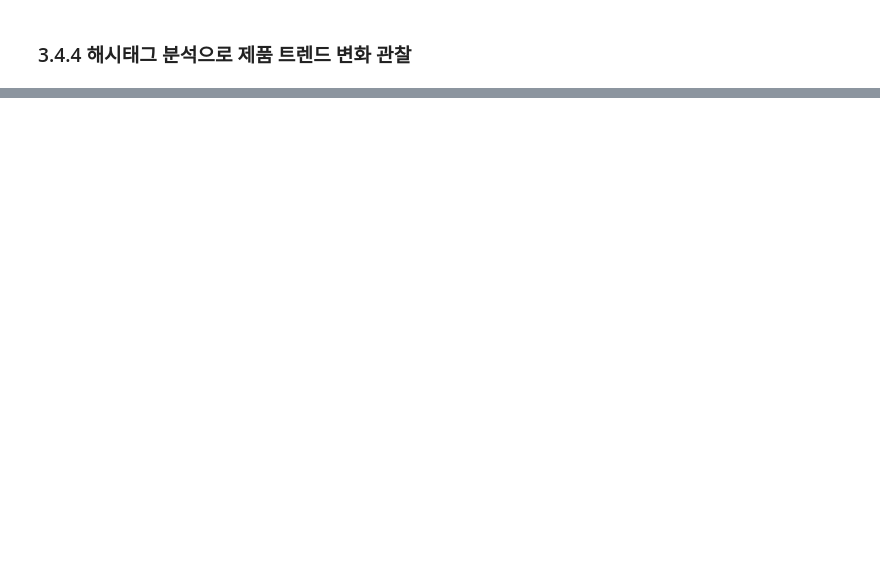
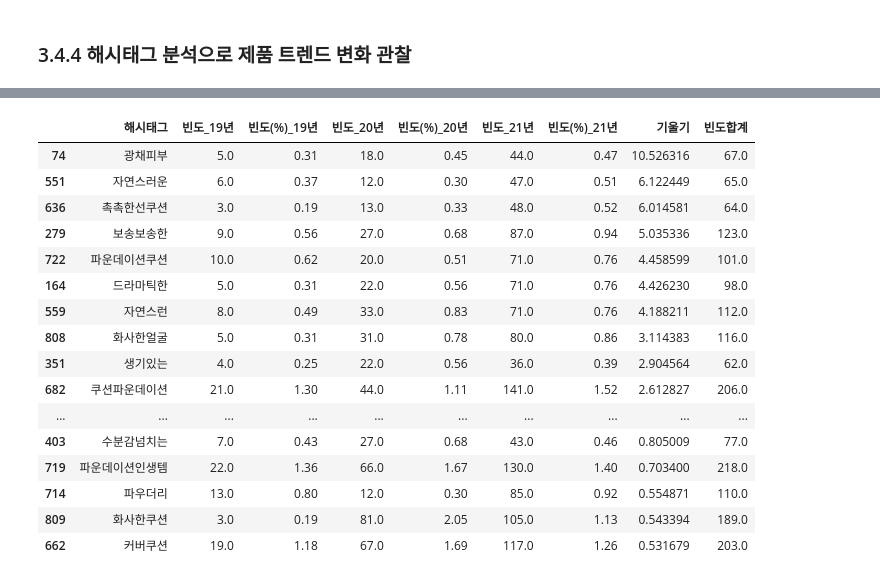
Before and after one commit to semin-pk/DataAnalysisPython, a Jupyter notebook: 3장/chapter03-3.ipynb, the cells around one changed output, grey strips where cells are left out. Cells and saved outputs as stored; diff of their text form; code cells hidden in the pictures; blank space fills up the shorter version.

```diff
--- a/3장/chapter03-3.ipynb
+++ b/3장/chapter03-3.ipynb
@@ -146,0 +192,5 @@ df_bsc_rslt.to_excel(basic_info_path+'basic_info_result.xlsx')
+# %%
+import numpy as np
+
+df_bsc_rslt['weight'] = pd.cut(df_bsc_rslt['rank'], 10, labels=np.arange(1, 11))
+df_bsc_rslt.sample(2)
@@ -146,0 +221,20 @@ df_bsc_rslt.to_excel(basic_info_path+'basic_info_result.xlsx')
+# %%
+from collections import Counter
+
+df_tag_2019 = pd.DataFrame(Counter(tag_2019).most_common(), columns=['해시태그', '빈도_19년'])
+df_tag_2020 = pd.DataFrame(Counter(tag_2020).most_common(), columns=['해시태그', '빈도_20년'])
+df_tag_2021 = pd.DataFrame(Counter(tag_2021).most_common(), columns=['해시태그', '빈도_21년'])
+
+prcnt_19y = (df_tag_2019['빈도_19년']/df_tag_2019['빈도_19년'].sum()) * 100
+prcnt_20y = (df_tag_2020['빈도_20년']/df_tag_2020['빈도_20년'].sum()) * 100
+prcnt_21y = (df_tag_2021['빈도_21년']/df_tag_2021['빈도_21년'].sum()) * 100
+
+df_tag_2019['빈도(%)_19년'] = np.round(prcnt_19y, 2)
+df_tag_2020['빈도(%)_20년'] = np.round(prcnt_20y, 2)
+df_tag_2021['빈도(%)_21년'] = np.round(prcnt_21y, 2)
+
+df_tag_1920 = pd.merge(df_tag_2019, df_tag_2020, on='해시태그', how='outer')
+df_tag_1921 = pd.merge(df_tag_1920, df_tag_2021, on='해시태그', how='outer')
+
+
+df_tag_1921[['해시태그', '빈도(%)_19년', '빈도(%)_20년', '빈도(%)_21년']][:20].sort_values(by='빈도(%)_21년', ascending=False)
@@ -146,0 +259,35 @@ df_bsc_rslt.to_excel(basic_info_path+'basic_info_result.xlsx')
+# %%
+slopes=[]
+
+for i, j, k in zip(df_tag_1921['빈도(%)_19년'],
+                   df_tag_1921['빈도(%)_20년'],
+                   df_tag_1921['빈도(%)_21년']):
+    try:
+        slope = np.polyfit([i, j, k], [19,20,21], 1)
+
+        slopes.append(slope[0])
+    except:
+        slopes.append(0)
+
+df_tag_1921['기울기'] = slopes
+
+df_tag_1921['빈도합계'] = df_tag_1921['빈도_19년']+df_tag_1921['빈도_20년']+df_tag_1921['빈도_21년']
+df_tag_1921[(df_tag_1921['빈도합계']>=50)&(df_tag_1921['기울기']>0)].sort_values(by='기울기', ascending=False)
+# %% [output]
+|  | 해시태그 | 빈도_19년 | 빈도(%)_19년 | 빈도_20년 | 빈도(%)_20년 | 빈도_21년 | 빈도(%)_21년 | 기울기 | 빈도합계 |
+| 74 | 광채피부 | 5.0 | 0.31 | 18.0 | 0.45 | 44.0 | 0.47 | 10.526316 | 67.0 |
+| 551 | 자연스러운 | 6.0 | 0.37 | 12.0 | 0.30 | 47.0 | 0.51 | 6.122449 | 65.0 |
+| 636 | 촉촉한선쿠션 | 3.0 | 0.19 | 13.0 | 0.33 | 48.0 | 0.52 | 6.014581 | 64.0 |
+| 279 | 보송보송한 | 9.0 | 0.56 | 27.0 | 0.68 | 87.0 | 0.94 | 5.035336 | 123.0 |
+| 722 | 파운데이션쿠션 | 10.0 | 0.62 | 20.0 | 0.51 | 71.0 | 0.76 | 4.458599 | 101.0 |
+| 164 | 드라마틱한 | 5.0 | 0.31 | 22.0 | 0.56 | 71.0 | 0.76 | 4.426230 | 98.0 |
+| 559 | 자연스런 | 8.0 | 0.49 | 33.0 | 0.83 | 71.0 | 0.76 | 4.188211 | 112.0 |
+| 808 | 화사한얼굴 | 5.0 | 0.31 | 31.0 | 0.78 | 80.0 | 0.86 | 3.114383 | 116.0 |
+| 351 | 생기있는 | 4.0 | 0.25 | 22.0 | 0.56 | 36.0 | 0.39 | 2.904564 | 62.0 |
+| 682 | 쿠션파운데이션 | 21.0 | 1.30 | 44.0 | 1.11 | 141.0 | 1.52 | 2.612827 | 206.0 |
+| ... | ... | ... | ... | ... | ... | ... | ... | ... | ... |
+| 403 | 수분감넘치는 | 7.0 | 0.43 | 27.0 | 0.68 | 43.0 | 0.46 | 0.805009 | 77.0 |
+| 719 | 파운데이션인생템 | 22.0 | 1.36 | 66.0 | 1.67 | 130.0 | 1.40 | 0.703400 | 218.0 |
+| 714 | 파우더리 | 13.0 | 0.80 | 12.0 | 0.30 | 85.0 | 0.92 | 0.554871 | 110.0 |
+| 809 | 화사한쿠션 | 3.0 | 0.19 | 81.0 | 2.05 | 105.0 | 1.13 | 0.543394 | 189.0 |
+| 662 | 커버쿠션 | 19.0 | 1.18 | 67.0 | 1.69 | 117.0 | 1.26 | 0.531679 | 203.0 |
```
Also changed, not shown: parts of 12 cells of this notebook.
